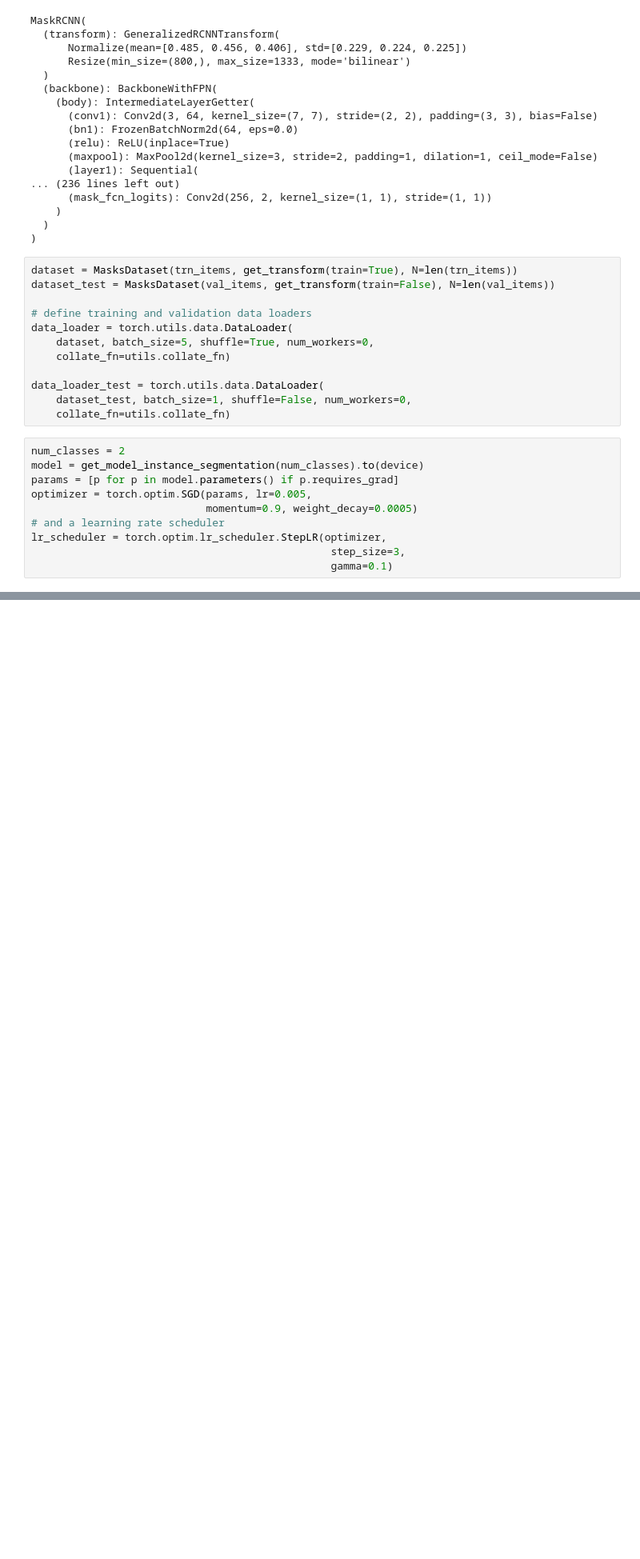
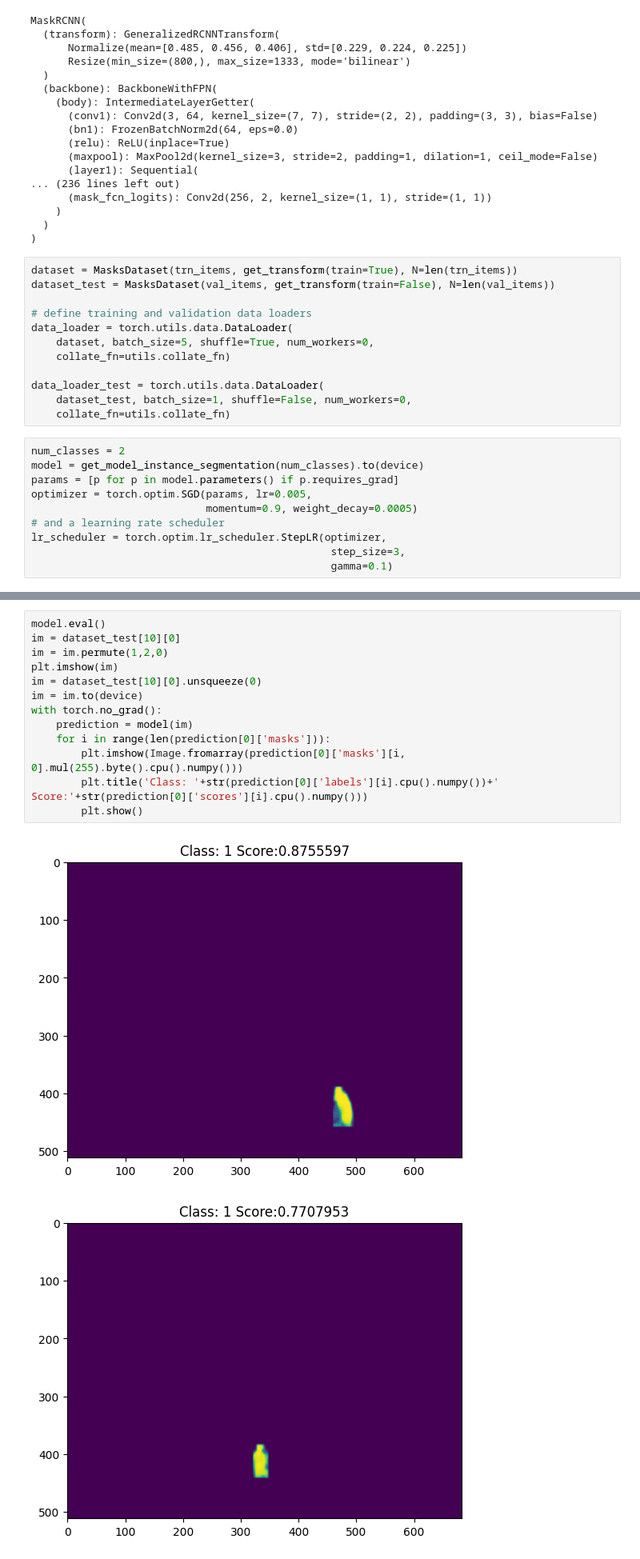
Before and after one commit to leonjyentub/CompVision2025, a Jupyter notebook: 09_2_Instance_Segmentation.ipynb, the cells around one changed output, grey strips where cells are left out. Shown at 80% size. Drawn from its saved outputs; the diff is of its cells as text; blank space fills up the shorter version.

```diff
--- a/09_2_Instance_Segmentation.ipynb
+++ b/09_2_Instance_Segmentation.ipynb
@@ -311,0 +336,16 @@ Epoch: [0]  [ 0/92]  eta: 0:50:48  lr: 0.000060  loss: 3.6487 (3.6487)  loss_cla
+# %%
+model.eval()
+im = dataset_test[10][0]
+im = im.permute(1,2,0)
+plt.imshow(im)
+im = dataset_test[10][0].unsqueeze(0)
+im = im.to(device)
+with torch.no_grad():
+    prediction = model(im)
+    for i in range(len(prediction[0]['masks'])):
+        plt.imshow(Image.fromarray(prediction[0]['masks'][i, 0].mul(255).byte().cpu().numpy()))
+        plt.title('Class: '+str(prediction[0]['labels'][i].cpu().numpy())+' Score:'+str(prediction[0]['scores'][i].cpu().numpy()))
+        plt.show()
+# %% [output]
+[figure, added]
+[figure, added]
```
Also changed, not shown: parts of 4 cells of this notebook.
